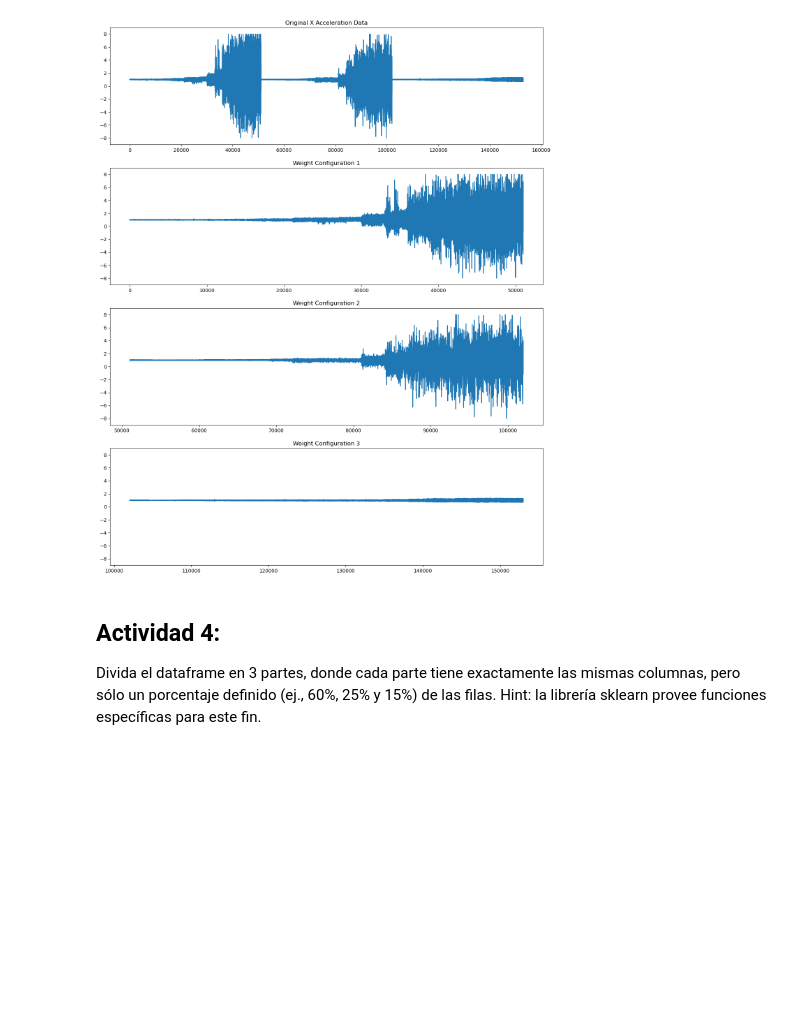
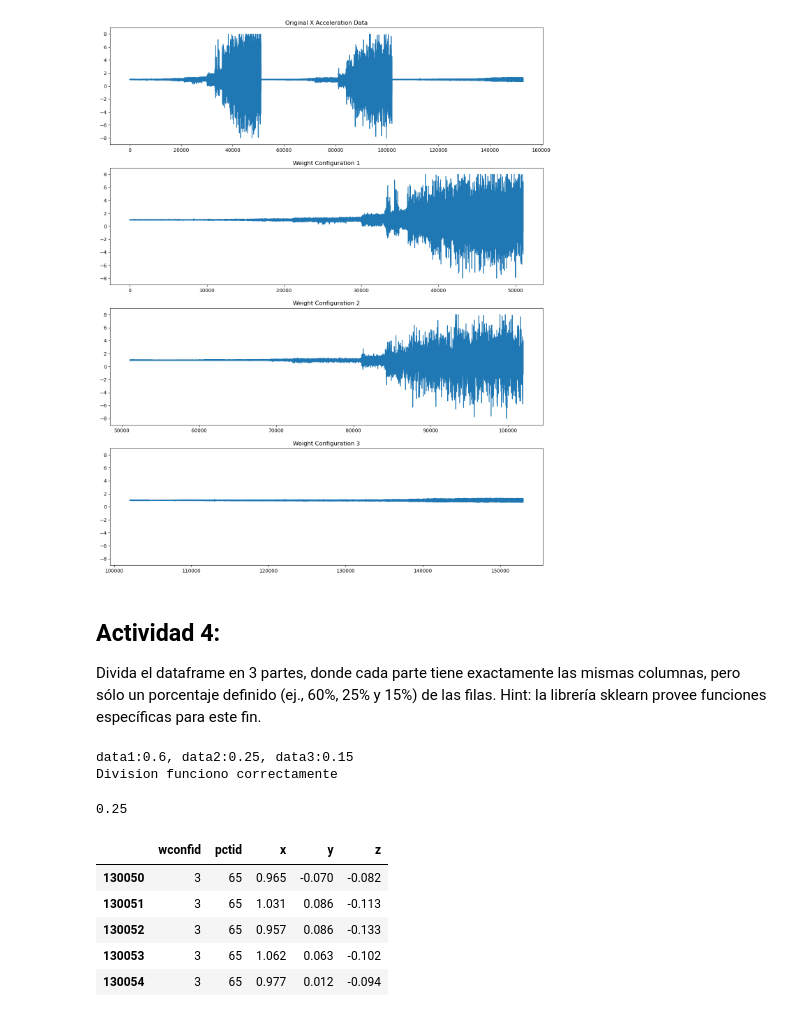
Before and after one commit to fbientrigo/machine-learning, a Jupyter notebook: Curso IA/Trabajo 1/Trabajo1_20230322.ipynb, the cells around one changed output. Saved outputs shown, nothing was run; the diff lists cells and outputs as text; code cells hidden in the pictures; blank space fills up the shorter version.

```diff
--- a/Curso IA/Trabajo 1/Trabajo1_20230322.ipynb
+++ b/Curso IA/Trabajo 1/Trabajo1_20230322.ipynb
@@ -223,0 +257,26 @@ sk.train_test_split()
+# %%
+# generalmente es mejor utilizar shuffle,
+# pero estos datos parecen ser temporales, por tanto su orden guarda información importante
+# tengase en cuenta que entonces no se puede utilizar de la forma
+# - train, validation, test
+# de manera separada, pues no tendria sentido
+
+data_60, data_25, data_15 = split_in_3(dataframe, shuffle=False)
+# %% [output]
+data1:0.6, data2:0.25, data3:0.15
+Division funciono correctamente
+# %%
+# comprobación visual para los incredulos:
+len(data_25)/len(dataframe)
+# %% [output]
+0.25
+# %%
+# y como se observa se mantienen todas las columnas
+data_15.head()
+# %% [output]
+|  | wconfid | pctid | x | y | z |
+| 130050 | 3 | 65 | 0.965 | -0.070 | -0.082 |
+| 130051 | 3 | 65 | 1.031 | 0.086 | -0.113 |
+| 130052 | 3 | 65 | 0.957 | 0.086 | -0.133 |
+| 130053 | 3 | 65 | 1.062 | 0.063 | -0.102 |
+| 130054 | 3 | 65 | 0.977 | 0.012 | -0.094 |
```
Also changed, not shown: parts of 6 cells of this notebook, 2 other files.
